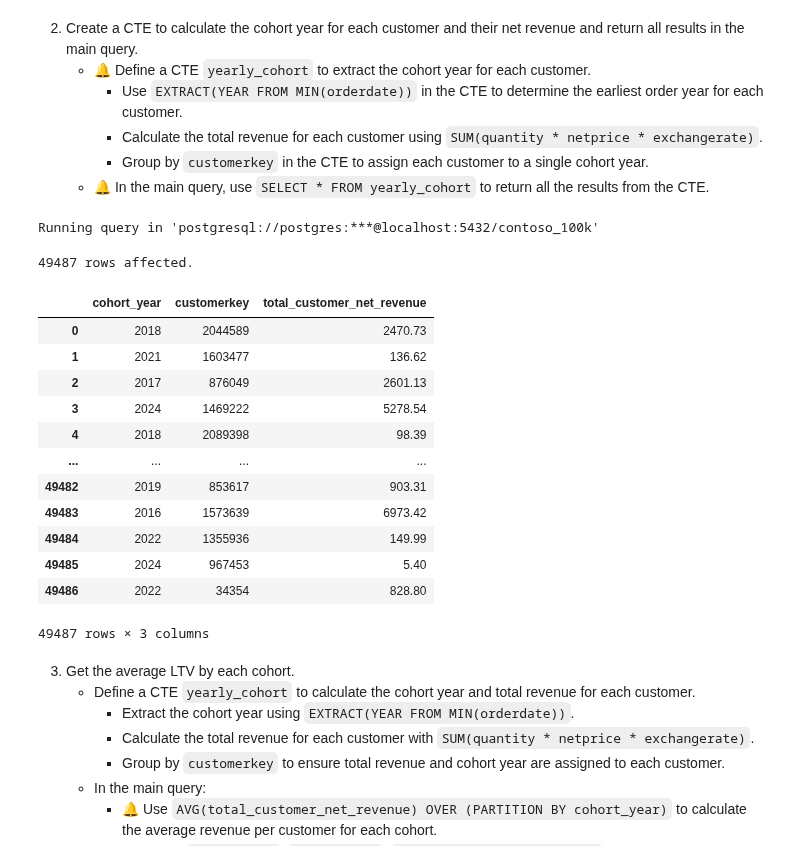
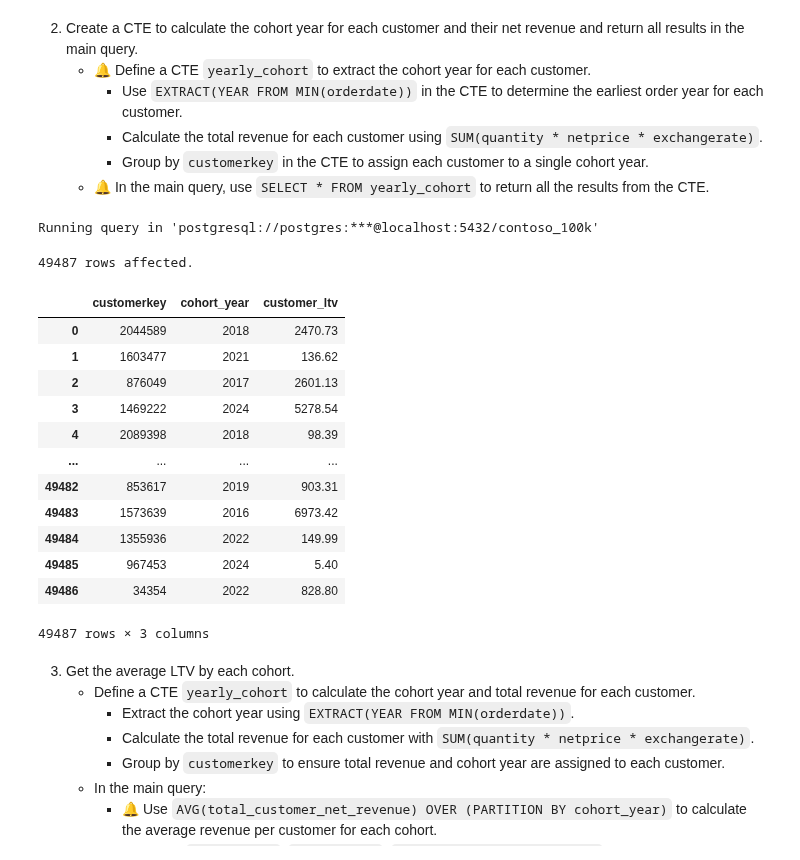
Before and after one commit to mgamzec/SQL_Data_Analytics_Project, a Jupyter notebook: 3_Windows_Functions/2_Aggregation.ipynb, the cells around one changed output. Drawn from its saved outputs; the diff is of its cells as text; code cells hidden in the pictures.

```diff
--- a/3_Windows_Functions/2_Aggregation.ipynb
+++ b/3_Windows_Functions/2_Aggregation.ipynb
@@ -558,35 +558,35 @@ Running query in 'postgresql://postgres:***@localhost:5432/contoso_100k'
 # %%
 %%sql
 
 WITH yearly_cohort AS (
     SELECT
+        customerkey,
         EXTRACT(YEAR FROM MIN(orderdate)) AS cohort_year,
-        customerkey,
-        SUM(quantity * netprice * exchangerate) AS total_customer_net_revenue
-    FROM sales
+        SUM(quantity * netprice * exchangerate) AS customer_ltv
+        FROM sales
     GROUP BY
         customerkey
 )
 
 SELECT
     *
 FROM yearly_cohort
 ;
 # %% [output]
 Running query in 'postgresql://postgres:***@localhost:5432/contoso_100k'
 49487 rows affected.
-|  | cohort_year | customerkey | total_customer_net_revenue |
-| 0 | 2018 | 2044589 | 2470.73 |
-| 1 | 2021 | 1603477 | 136.62 |
-| 2 | 2017 | 876049 | 2601.13 |
-| 3 | 2024 | 1469222 | 5278.54 |
-| 4 | 2018 | 2089398 | 98.39 |
+|  | customerkey | cohort_year | customer_ltv |
+| 0 | 2044589 | 2018 | 2470.73 |
+| 1 | 1603477 | 2021 | 136.62 |
+| 2 | 876049 | 2017 | 2601.13 |
+| 3 | 1469222 | 2024 | 5278.54 |
+| 4 | 2089398 | 2018 | 98.39 |
 | ... | ... | ... | ... |
-| 49482 | 2019 | 853617 | 903.31 |
-| 49483 | 2016 | 1573639 | 6973.42 |
-| 49484 | 2022 | 1355936 | 149.99 |
-| 49485 | 2024 | 967453 | 5.40 |
-| 49486 | 2022 | 34354 | 828.80 |
+| 49482 | 853617 | 2019 | 903.31 |
+| 49483 | 1573639 | 2016 | 6973.42 |
+| 49484 | 1355936 | 2022 | 149.99 |
+| 49485 | 967453 | 2024 | 5.40 |
+| 49486 | 34354 | 2022 | 828.80 |
 49487 rows × 3 columns
 # %% [markdown]
 3. Get the average LTV by each cohort.
```
Also changed, not shown: parts of 8 cells of this notebook, 1 other file.
